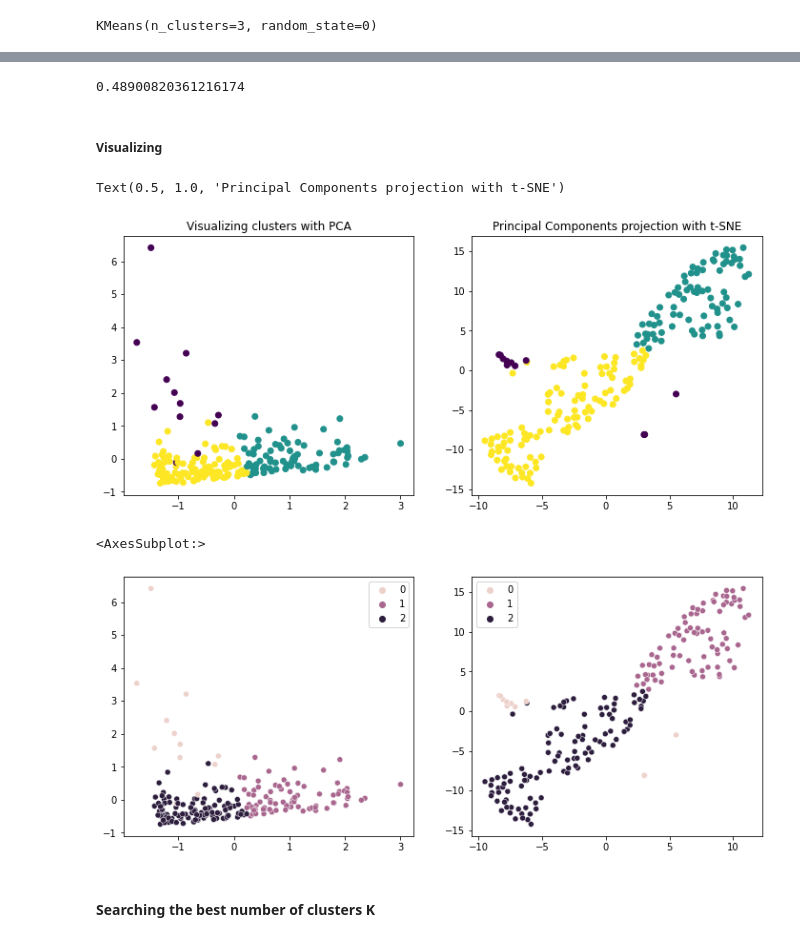
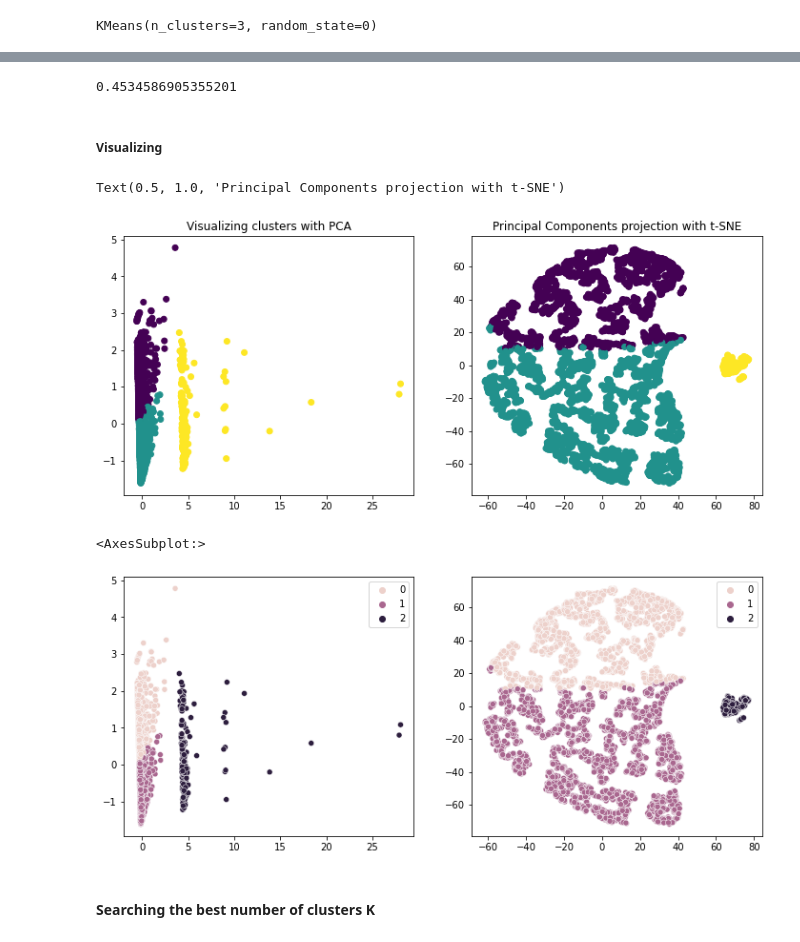
Before and after one commit to oumeima-elgharbi/P5_Data_Science_OpenClassrooms, a Jupyter notebook: P5_02_essais.ipynb, the cells around one changed output, grey strips where cells are left out. Saved outputs shown, nothing was run; the diff lists cells and outputs as text; code cells hidden in the pictures.

```diff
--- a/P5_02_essais.ipynb
+++ b/P5_02_essais.ipynb
@@ -185,0 +173,5 @@ X_norm
+# %%
+X_norm_sample = X_norm.copy()
+X_norm_sample = X_norm_sample.sample(n=5000, random_state=0, ignore_index=True) # we need to reset the index to get a box plot
+
+X_norm_sample
@@ -260,0 +262,6 @@ plt.ylim([-0.7, 0.7])
+# %%
+# sample :
+pca_sample = PCA(n_components=2)
+pca_sample.fit(X_norm_sample)
+print(pca_sample.explained_variance_ratio_.cumsum())
+X_pca_sample = pca_sample.transform(X_norm_sample)
@@ -261,15 +270,15 @@ plt.ylim([-0.7, 0.7])
 # %% [markdown]
 ### t-SNE
 # %%
-tsne = TSNE(n_components=2, init='pca')
-X_tsne = tsne.fit_transform(X_norm)
+tsne = TSNE(n_components=2, init='pca', learning_rate='auto')
+X_tsne = tsne.fit_transform(X_norm_sample)
 # %% [markdown]
 ### K-Means Clustering
 # %% [markdown]
 #### First tryout
 # %%
 kmeans_cluster = KMeans(n_clusters=3, verbose=0, random_state=0)
-kmeans_cluster.fit(X_norm)
+kmeans_cluster.fit(X_norm_sample)
 
 # kmeans_cluster.labels_
 # %% [output]
@@ -281,29 +290,29 @@ kmeans_cluster.inertia_
 # %%
-silh = silhouette_score(X_norm, kmeans_cluster.labels_)
+silh = silhouette_score(X_norm_sample, kmeans_cluster.labels_)
 silh
 # %% [output]
-0.48900820361216174
+0.4534586905355201
 # %% [markdown]
 ##### Visualizing
 # %%
 fig = plt.figure(figsize=(12, 5))
 
 ax = fig.add_subplot(121) # 1 en ordonnée / 2 en abcs / celle là la premiere
-ax.scatter(x=X_pca[:, 0], y=X_pca[:, 1], c=kmeans_cluster.labels_) # colorier en fct etiquette deu clusterning
+ax.scatter(x=X_pca_sample[:, 0], y=X_pca_sample[:, 1], c=kmeans_cluster.labels_) # colorier en fct etiquette deu clusterning
 plt.title("Visualizing clusters with PCA")
 
 ax = fig.add_subplot(122) # 1 en ordonnée / 2 en abcs / celle là la premiere
 ax.scatter(x=X_tsne[:,0], y=X_tsne[:,1], c=kmeans_cluster.labels_) # palette=sns.color_palette("hls", n_colors=num_clusters)
 plt.title('Principal Components projection with t-SNE')
 # %% [output]
 Text(0.5, 1.0, 'Principal Components projection with t-SNE')
-[figure, old version]
+[figure, new version]
 # %%
 plt.figure(figsize=(12, 5))
 
 ax1 = plt.subplot(1, 2, 1)
 sns.scatterplot(
-    x=X_pca[:, 0], y=X_pca[:, 1],
+    x=X_pca_sample[:, 0], y=X_pca_sample[:, 1],
     hue=kmeans_cluster.labels_,
     ax=ax1
 )
@@ -316,7 +325,7 @@ sns.scatterplot(
 )
 # %% [output]
 <AxesSubplot:>
-[figure, old version]
+[figure, new version]
 # %% [markdown]
 #### Searching the best number of clusters K
 # %%
```
Also changed, not shown: parts of 42 cells of this notebook, 2 other files.
